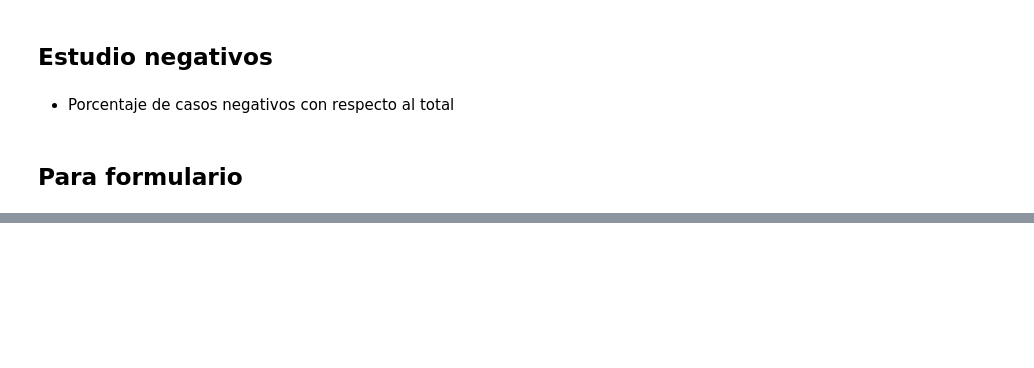
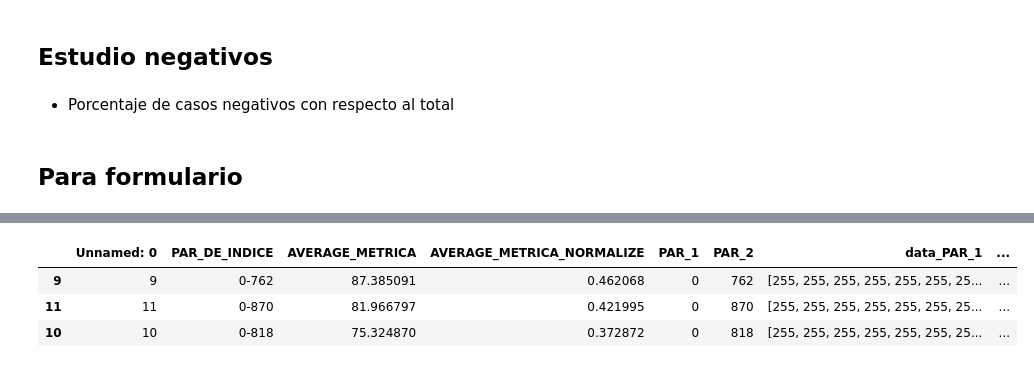
Before and after one commit to angelldavidd/Trabajo, a Jupyter notebook: 9.2-procesing-metricas_RMSE.ipynb, the cells around one changed output, grey strips where cells are left out. Drawn from its saved outputs; the diff is of its cells as text; code cells hidden in the pictures; blank space fills up the shorter version.

```diff
--- a/9.2-procesing-metricas_RMSE.ipynb
+++ b/9.2-procesing-metricas_RMSE.ipynb
@@ -1587,0 +1615,7 @@ dataset_animal_respuestas_completo_bytes_reparado.to_pickle("dataset_animal_comp
+# %%
+funcion_k(diccionario_datasets_filtro_1["salida_animal_pixel_to_pixel"],0,3,"salida_animal_pixel_to_pixel")
+# %% [output]
+|  | Unnamed: 0 | PAR_DE_INDICE | AVERAGE_METRICA | AVERAGE_METRICA_NORMALIZE | PAR_1 | PAR_2 | data_PAR_1 | ... |
+| 9 | 9 | 0-762 | 87.385091 | 0.462068 | 0 | 762 | [255, 255, 255, 255, 255, 255, 25... | ... |
+| 11 | 11 | 0-870 | 81.966797 | 0.421995 | 0 | 870 | [255, 255, 255, 255, 255, 255, 25... | ... |
+| 10 | 10 | 0-818 | 75.324870 | 0.372872 | 0 | 818 | [255, 255, 255, 255, 255, 255, 25... | ... |
```
Also changed, not shown: parts of 14 cells of this notebook, 1 other file.
